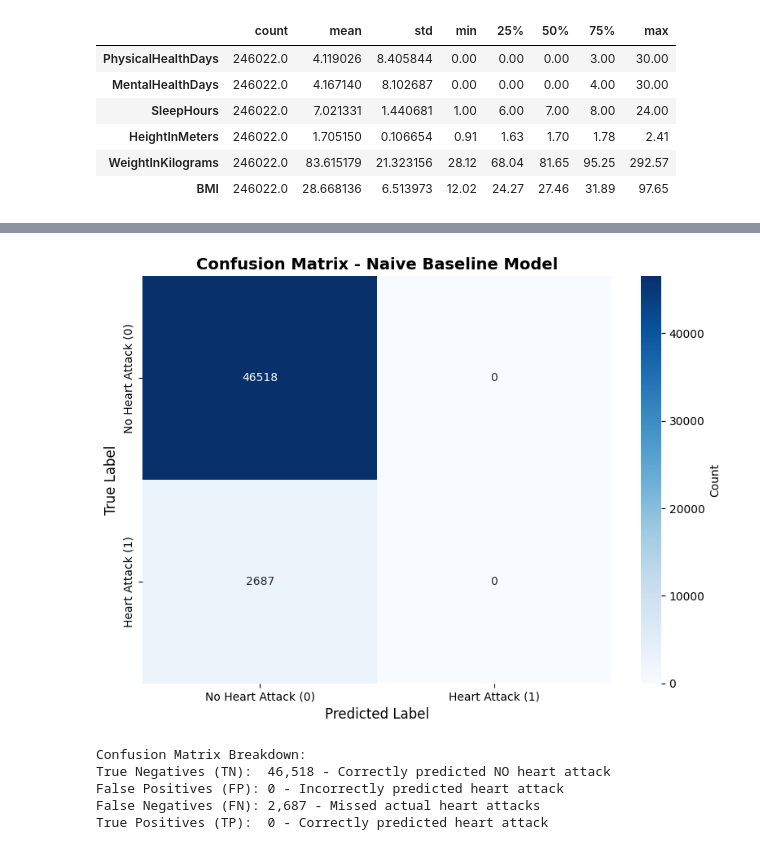
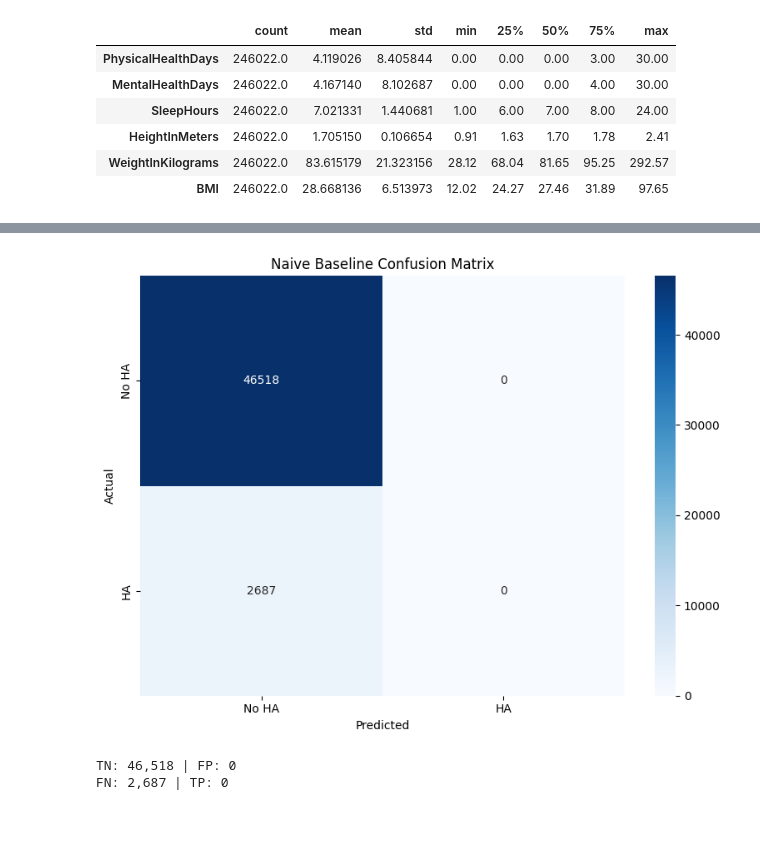
Before and after one commit to jaw039/COGS109_Indicators_of_Heart_Disease, a Jupyter notebook: jackie's Logistic model/heart_disease.ipynb, the cells around one changed output, grey strips where cells are left out. Saved outputs shown, nothing was run; the diff lists cells and outputs as text; code cells hidden in the pictures; blank space fills up the shorter version.

```diff
--- a/jackie's Logistic model/heart_disease.ipynb
+++ b/jackie's Logistic model/heart_disease.ipynb
@@ -456,30 +437,21 @@ Name: count, dtype: int64
 # %%
 from sklearn.model_selection import train_test_split
 
-# Step 1: Separate features (X) and target (y)
 X = df_model.drop('HadHeartAttack', axis=1)
 y = df_model['HadHeartAttack']
 
-print("Features and target separated:")
-print(f"X shape: {X.shape}")
-print(f"y shape: {y.shape}")
+print(f"X: {X.shape}, y: {y.shape}")
 
-# Step 2: Create train/test split (80/20, stratified, random_state=42)
+# 80/20 split, stratified
 X_train, X_test, y_train, y_test = train_test_split(
-    X, y,
-    test_size=0.2,
-    random_state=42,
-    stratify=y
+    X, y, test_size=0.2, random_state=42, stratify=y
 )
 
-print(f"\nTrain/Test Split Complete:")
-print(f"X_train shape: {X_train.shape}")
-print(f"X_test shape:  {X_test.shape}")
-print(f"y_train shape: {y_train.shape}")
-print(f"y_test shape:  {y_test.shape}")
+print(f"\nTrain: {X_train.shape[0]} samples")
+print(f"Test: {X_test.shape[0]} samples")
 
-print(f"\nClass distribution in train set:")
+print(f"\nTrain class distribution:")
 print(y_train.value_counts(normalize=True) * 100)
-print(f"\nClass distribution in test set:")
+print(f"\nTest class distribution:")
 print(y_test.value_counts(normalize=True) * 100)
 # %% [output]
@@ -654,28 +591,20 @@ No Heart Attack (0)       0.95      1.00      0.97     46518
 # %%
-# Step 5: Create confusion matrix heatmap
 cm_naive = confusion_matrix(y_test, y_pred_naive)
 
 plt.figure(figsize=(8, 6))
 sns.heatmap(cm_naive, annot=True, fmt='d', cmap='Blues',
-            xticklabels=['No Heart Attack (0)', 'Heart Attack (1)'],
-            yticklabels=['No Heart Attack (0)', 'Heart Attack (1)'],
-            cbar_kws={'label': 'Count'})
-plt.title('Confusion Matrix - Naive Baseline Model', fontsize=14, fontweight='bold')
-plt.ylabel('True Label', fontsize=12)
-plt.xlabel('Predicted Label', fontsize=12)
+            xticklabels=['No HA', 'HA'],
+            yticklabels=['No HA', 'HA'])
+plt.title('Naive Baseline Confusion Matrix')
+plt.ylabel('Actual')
+plt.xlabel('Predicted')
 plt.tight_layout()
 plt.show()
 
-print("\nConfusion Matrix Breakdown:")
-print(f"True Negatives (TN):  {cm_naive[0, 0]:,} - Correctly predicted NO heart attack")
-print(f"False Positives (FP): {cm_naive[0, 1]:,} - Incorrectly predicted heart attack")
-print(f"False Negatives (FN): {cm_naive[1, 0]:,} - Missed actual heart attacks")
-print(f"True Positives (TP):  {cm_naive[1, 1]:,} - Correctly predicted heart attack")
+print(f"TN: {cm_naive[0, 0]:,} | FP: {cm_naive[0, 1]:,}")
+print(f"FN: {cm_naive[1, 0]:,} | TP: {cm_naive[1, 1]:,}")
 # %% [output]
-[figure, old version]
+[figure, new version]
-Confusion Matrix Breakdown:
-True Negatives (TN):  46,518 - Correctly predicted NO heart attack
-False Positives (FP): 0 - Incorrectly predicted heart attack
-False Negatives (FN): 2,687 - Missed actual heart attacks
-True Positives (TP):  0 - Correctly predicted heart attack
+TN: 46,518 | FP: 0
+FN: 2,687 | TP: 0
 # %% [markdown]
```
Also changed, not shown: parts of 52 cells of this notebook, 1 other file.
